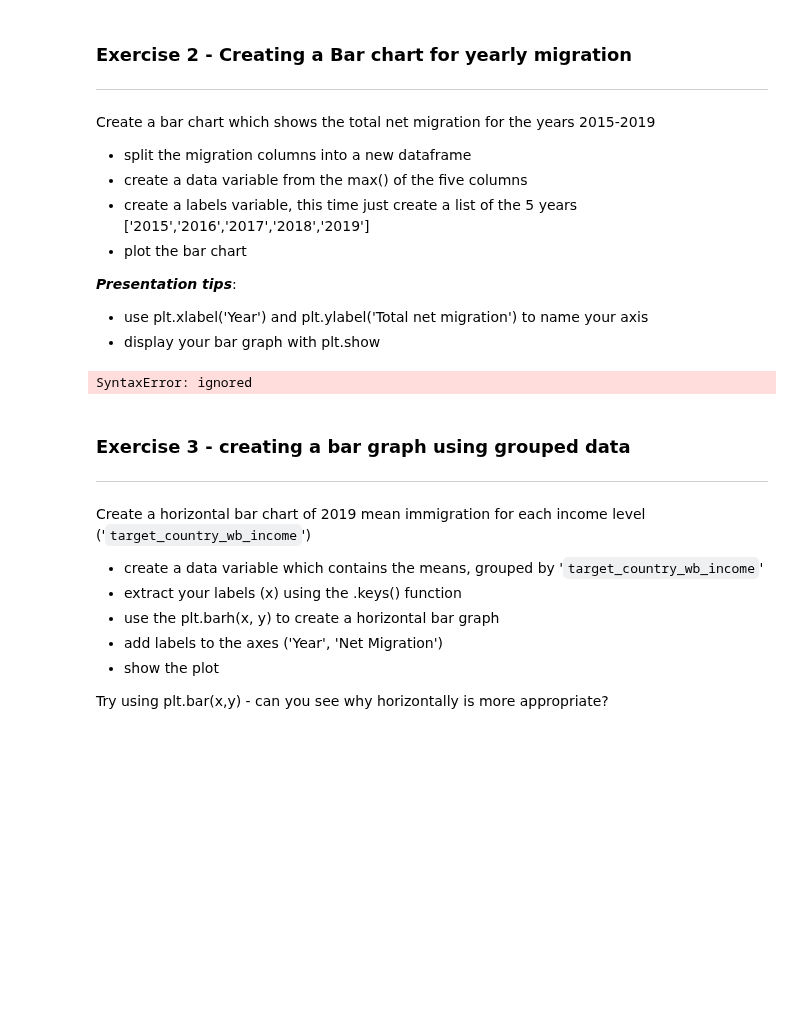
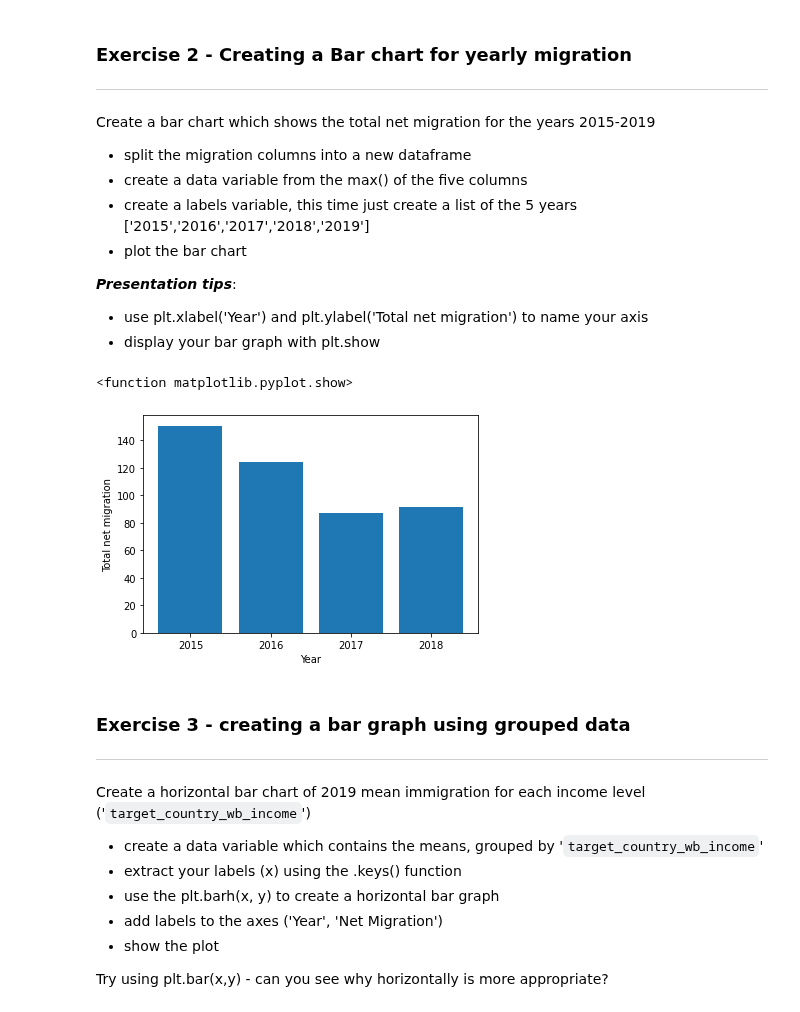
Before and after one commit to RautenM/PythonFundamentals, a Jupyter notebook: Worksheets/7_1_Visualisation_with_matplotlib.ipynb, the cells around one changed output. Saved outputs shown, nothing was run; the diff lists cells and outputs as text; code cells hidden in the pictures; blank space fills up the shorter version.

```diff
--- a/Worksheets/7_1_Visualisation_with_matplotlib.ipynb
+++ b/Worksheets/7_1_Visualisation_with_matplotlib.ipynb
@@ -112,26 +113,27 @@ Create a bar chart which shows the total net migration for the years 2015-2019
 # %%
 import pandas as pd
 import matplotlib.pyplot as plt
 
 url = "https://github.com/futureCodersSE/working-with-data/blob/main/Data%20sets/public_use-talent-migration.xlsx?raw=true"
 df = pd.read_excel(url, sheet_name = 'Country Migration')
 df
 
-data_migration = df[["net_per_10K_2015" , "net_per_10K_2016" , "net_per_10K_2017"	, "net_per_10K_2018" ,	"net_per_10K_2019"]]
-data_migration = Total_net_migration {("net_per_10K_2015" : "2015" , "net_per_10K_2016" : "2016" , "net_per_10K_2017"	: "2017", "net_per_10K_2018" : "2018", "net_per_10K_2019" : "2018"),axis=1}
+net_migration = df[["net_per_10K_2015" , "net_per_10K_2016" , "net_per_10K_2017"	, "net_per_10K_2018" ,	"net_per_10K_2019"]]
+net_migration = net_migration.rename({"net_per_10K_2015":"2015" , "net_per_10K_2016":"2016" , "net_per_10K_2017":"2017", "net_per_10K_2018":"2018", "net_per_10K_2019":"2018"},axis=1)
 data = net_migration.max()
 
 
 data
 labels = data.keys()
 labels
 
-
+plt.bar(labels, data)
 plt.xlabel('Year')
-plt.ylabel
+plt.ylabel('Total net migration')
 plt.show
 # %% [output]
-SyntaxError: ignored
+<function matplotlib.pyplot.show>
+[figure, added]
 # %% [markdown]
 ### Exercise 3 - creating a bar graph using grouped data
 ---
```
Also changed, not shown: parts of 2 cells of this notebook.
